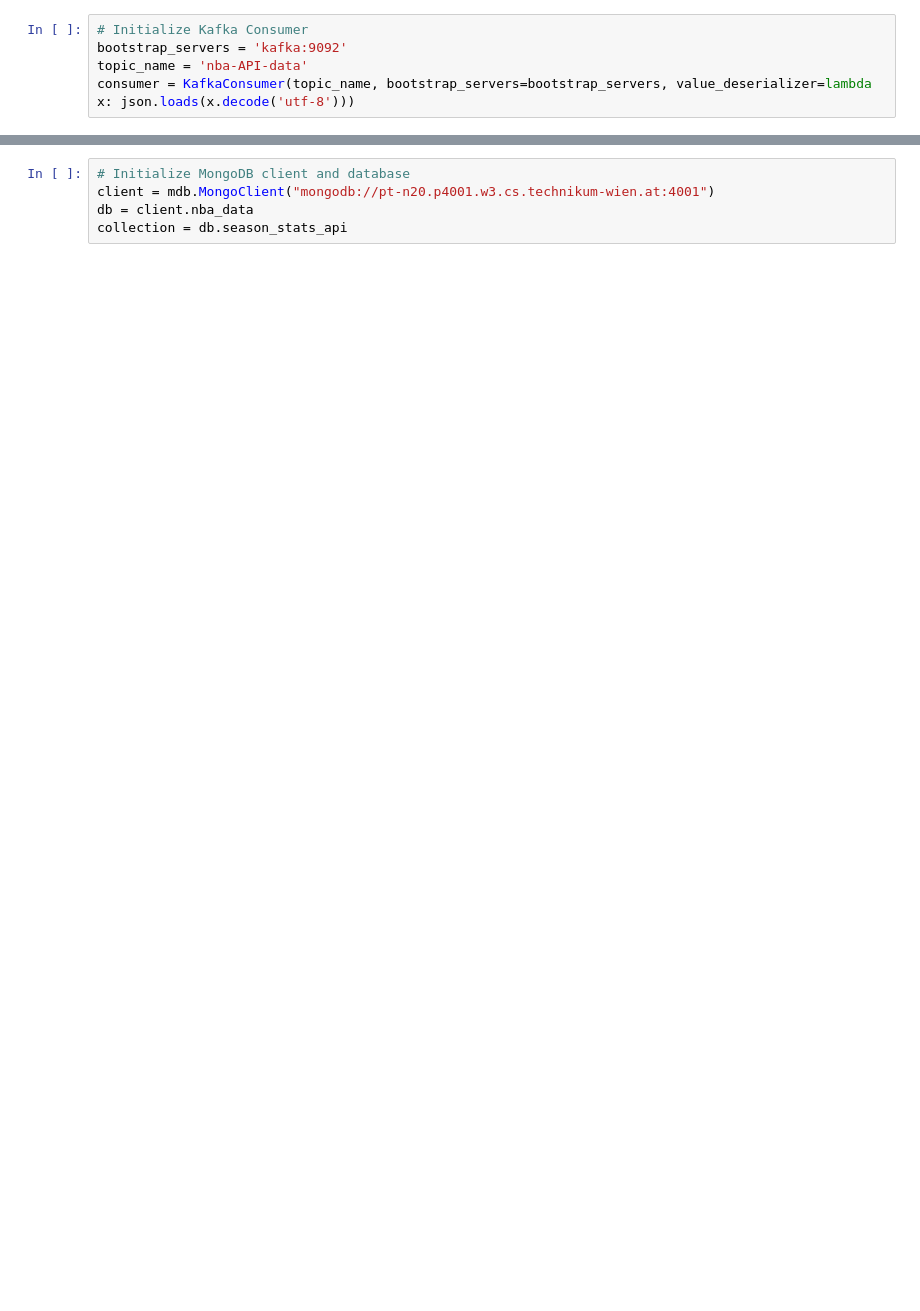
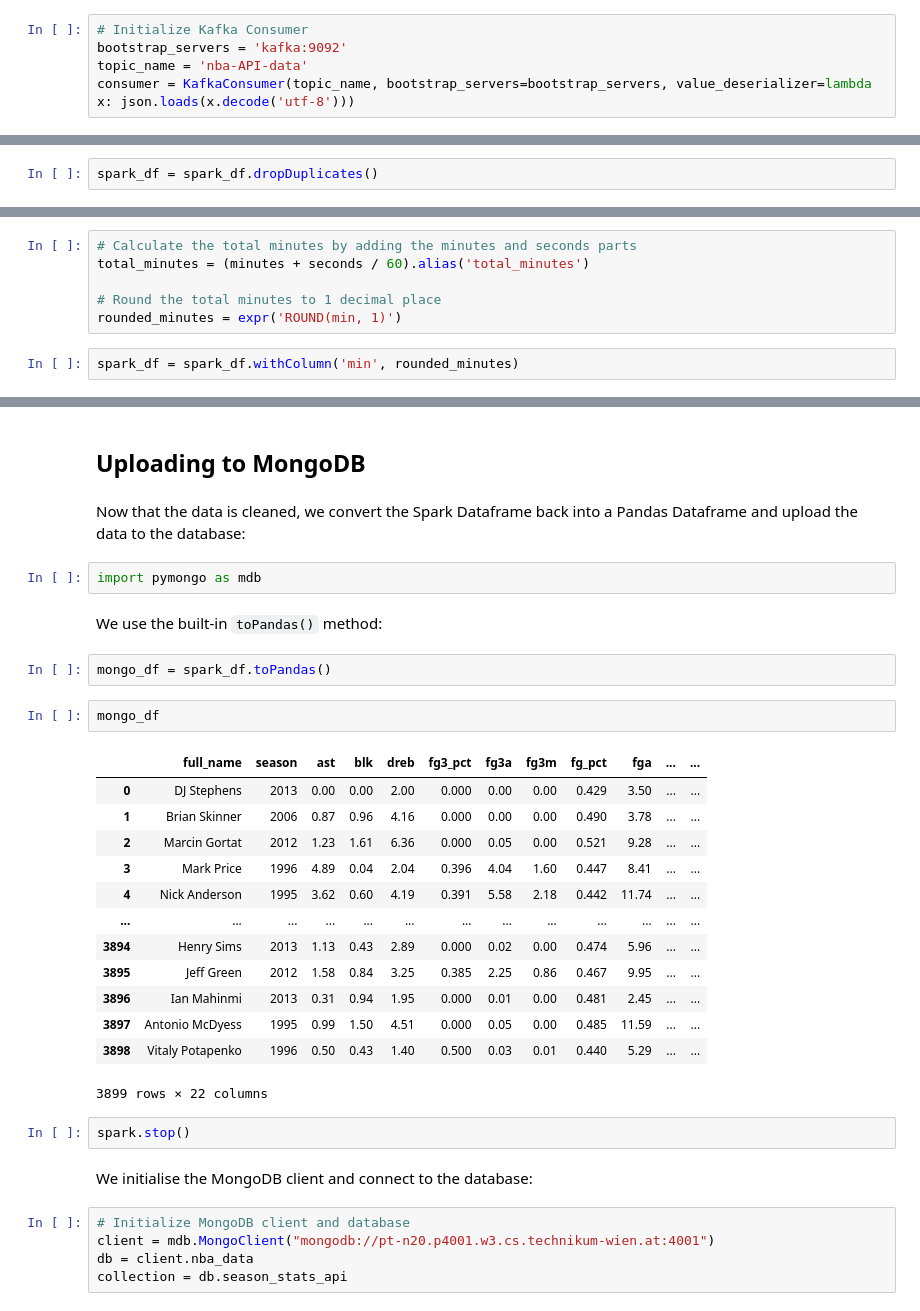
Before and after one commit to svfwan/BDENG-NBA-Data, a Jupyter notebook: Kafka API PubSub/NBA API Consumer.ipynb, the cells around one changed output, grey strips where cells are left out. Drawn from its saved outputs; the diff is of its cells as text; blank space fills up the shorter version.

Commit message:
finished API Data Cleaning

```diff
--- a/Kafka API PubSub/NBA API Consumer.ipynb
+++ b/Kafka API PubSub/NBA API Consumer.ipynb
@@ -12,0 +84,2 @@ consumer = KafkaConsumer(topic_name, bootstrap_servers=bootstrap_servers, value_
+# %%
+spark_df = spark_df.dropDuplicates()
@@ -12,0 +120,8 @@ consumer = KafkaConsumer(topic_name, bootstrap_servers=bootstrap_servers, value_
+# %%
+# Calculate the total minutes by adding the minutes and seconds parts
+total_minutes = (minutes + seconds / 60).alias('total_minutes')
+
+# Round the total minutes to 1 decimal place
+rounded_minutes = expr('ROUND(min, 1)')
+# %%
+spark_df = spark_df.withColumn('min', rounded_minutes)
@@ -13,3 +148,33 @@ consumer = KafkaConsumer(topic_name, bootstrap_servers=bootstrap_servers, value_
+# %% [markdown]
+## Uploading to MongoDB
+# %% [markdown]
+Now that the data is cleaned, we convert the Spark Dataframe back into a Pandas Dataframe and upload the data to the database:
+# %%
+import pymongo as mdb
+# %% [markdown]
+We use the built-in `toPandas()` method:
+# %%
+mongo_df = spark_df.toPandas()
+# %%
+mongo_df
+# %% [output]
+|  | full_name | season | ast | blk | dreb | fg3_pct | fg3a | fg3m | fg_pct | fga | ... | ... |
+| 0 | DJ Stephens | 2013 | 0.00 | 0.00 | 2.00 | 0.000 | 0.00 | 0.00 | 0.429 | 3.50 | ... | ... |
+| 1 | Brian Skinner | 2006 | 0.87 | 0.96 | 4.16 | 0.000 | 0.00 | 0.00 | 0.490 | 3.78 | ... | ... |
+| 2 | Marcin Gortat | 2012 | 1.23 | 1.61 | 6.36 | 0.000 | 0.05 | 0.00 | 0.521 | 9.28 | ... | ... |
+| 3 | Mark Price | 1996 | 4.89 | 0.04 | 2.04 | 0.396 | 4.04 | 1.60 | 0.447 | 8.41 | ... | ... |
+| 4 | Nick Anderson | 1995 | 3.62 | 0.60 | 4.19 | 0.391 | 5.58 | 2.18 | 0.442 | 11.74 | ... | ... |
+| ... | ... | ... | ... | ... | ... | ... | ... | ... | ... | ... | ... | ... |
+| 3894 | Henry Sims | 2013 | 1.13 | 0.43 | 2.89 | 0.000 | 0.02 | 0.00 | 0.474 | 5.96 | ... | ... |
+| 3895 | Jeff Green | 2012 | 1.58 | 0.84 | 3.25 | 0.385 | 2.25 | 0.86 | 0.467 | 9.95 | ... | ... |
+| 3896 | Ian Mahinmi | 2013 | 0.31 | 0.94 | 1.95 | 0.000 | 0.01 | 0.00 | 0.481 | 2.45 | ... | ... |
+| 3897 | Antonio McDyess | 1995 | 0.99 | 1.50 | 4.51 | 0.000 | 0.05 | 0.00 | 0.485 | 11.59 | ... | ... |
+| 3898 | Vitaly Potapenko | 1996 | 0.50 | 0.43 | 1.40 | 0.500 | 0.03 | 0.01 | 0.440 | 5.29 | ... | ... |
+3899 rows × 22 columns
+# %%
+spark.stop()
+# %% [markdown]
+We initialise the MongoDB client and connect to the database:
 # %%
 # Initialize MongoDB client and database
 client = mdb.MongoClient("mongodb://pt-n20.p4001.w3.cs.technikum-wien.at:4001")
```
Also changed, not shown: parts of 33 cells of this notebook, 1 other file.
